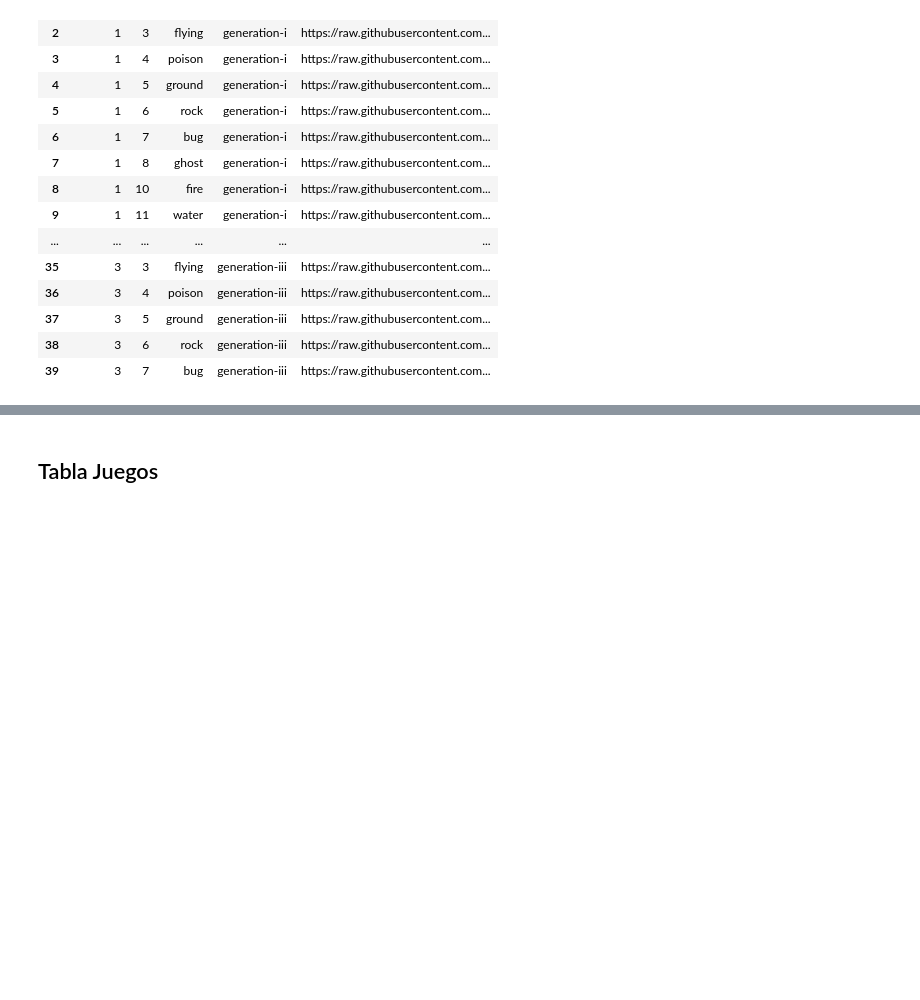
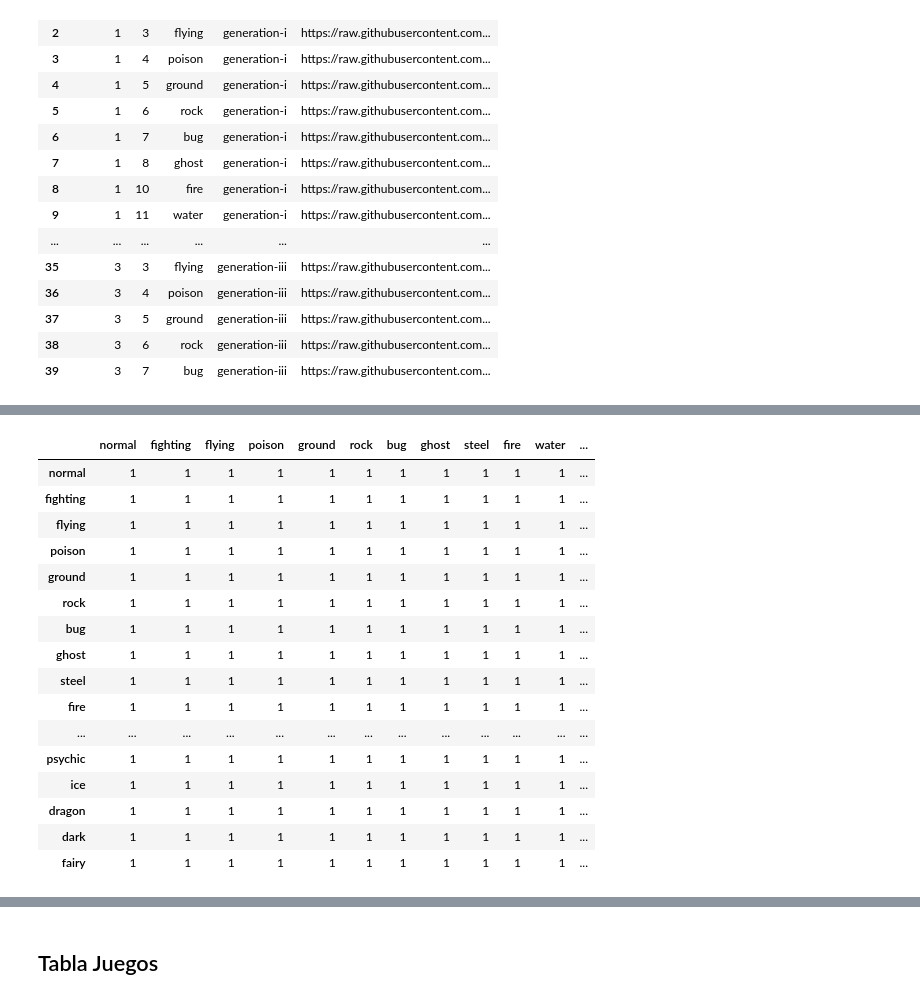
Before and after one commit to ADavid096/pokeproject, a Jupyter notebook: Script_infoDB.ipynb, the cells around one changed output, grey strips where cells are left out. Drawn from its saved outputs; the diff is of its cells as text; code cells hidden in the pictures; blank space fills up the shorter version.

```diff
--- a/Script_infoDB.ipynb
+++ b/Script_infoDB.ipynb
@@ -410,4 +410,4 @@ tabla_tipos_gen2.head(40)
 tabla_tipos_gen2.to_csv("tabla_tipos.csv")
 # %%
 #Multiplicador por categoria
-cat_multiplicador = [{"category":"double_damage_from","valor":0.5},{"category":"double_damage_to","valor":2},{"category":"half_damage_from","valor":0.5},{"category":"half_damage_to","valor":0.5},{"category":"no_damage_to","valor":0}]
+cat_multiplicador = [{"category":"double_damage_from","tipo":"from","valor":2},{"category":"double_damage_to","tipo":"to","valor":2},{"category":"half_damage_from","tipo":"from","valor":0.5},{"category":"half_damage_to","tipo":"to","valor":0.5},{"category":"no_damage_to","tipo":"to","valor":0},{"category":"no_damage_from","tipo":"from","valor":0}]
@@ -457,0 +462,7 @@ data["id"]
+# %%
+#Se agrega el tipo y valor y se filtra solo los tipo "to"
+df_tabla_efectividad2 = df_tabla_efectividad.copy()
+df_tabla_efectividad2["tipo"] = df_tabla_efectividad2["category"].map(mapa_multiplicador["tipo"])
+df_tabla_efectividad2["valor"] = df_tabla_efectividad2["category"].map(mapa_multiplicador["valor"])
+df_tabla_efectividad3 = df_tabla_efectividad2[df_tabla_efectividad2["tipo"]=="to"]
+df_tabla_efectividad3#Tabla para utilizar de referencia para la tabla de calculos
@@ -457,0 +483,25 @@ data["id"]
+# %%
+# Primero se separa un listado con los tipos
+tipos = df_tabla_efectividad3["type1"].unique()
+# %%
+# Se generara una matriz de 1 de los tipos vs tipos
+matriz_tipos = pd.DataFrame(1,index=tipos, columns=tipos)
+matriz_tipos
+# %% [output]
+|  | normal | fighting | flying | poison | ground | rock | bug | ghost | steel | fire | water | ... |
+| normal | 1 | 1 | 1 | 1 | 1 | 1 | 1 | 1 | 1 | 1 | 1 | ... |
+| fighting | 1 | 1 | 1 | 1 | 1 | 1 | 1 | 1 | 1 | 1 | 1 | ... |
+| flying | 1 | 1 | 1 | 1 | 1 | 1 | 1 | 1 | 1 | 1 | 1 | ... |
+| poison | 1 | 1 | 1 | 1 | 1 | 1 | 1 | 1 | 1 | 1 | 1 | ... |
+| ground | 1 | 1 | 1 | 1 | 1 | 1 | 1 | 1 | 1 | 1 | 1 | ... |
+| rock | 1 | 1 | 1 | 1 | 1 | 1 | 1 | 1 | 1 | 1 | 1 | ... |
+| bug | 1 | 1 | 1 | 1 | 1 | 1 | 1 | 1 | 1 | 1 | 1 | ... |
+| ghost | 1 | 1 | 1 | 1 | 1 | 1 | 1 | 1 | 1 | 1 | 1 | ... |
+| steel | 1 | 1 | 1 | 1 | 1 | 1 | 1 | 1 | 1 | 1 | 1 | ... |
+| fire | 1 | 1 | 1 | 1 | 1 | 1 | 1 | 1 | 1 | 1 | 1 | ... |
+| ... | ... | ... | ... | ... | ... | ... | ... | ... | ... | ... | ... | ... |
+| psychic | 1 | 1 | 1 | 1 | 1 | 1 | 1 | 1 | 1 | 1 | 1 | ... |
+| ice | 1 | 1 | 1 | 1 | 1 | 1 | 1 | 1 | 1 | 1 | 1 | ... |
+| dragon | 1 | 1 | 1 | 1 | 1 | 1 | 1 | 1 | 1 | 1 | 1 | ... |
+| dark | 1 | 1 | 1 | 1 | 1 | 1 | 1 | 1 | 1 | 1 | 1 | ... |
+| fairy | 1 | 1 | 1 | 1 | 1 | 1 | 1 | 1 | 1 | 1 | 1 | ... |
```
Also changed, not shown: parts of 6 cells of this notebook.
